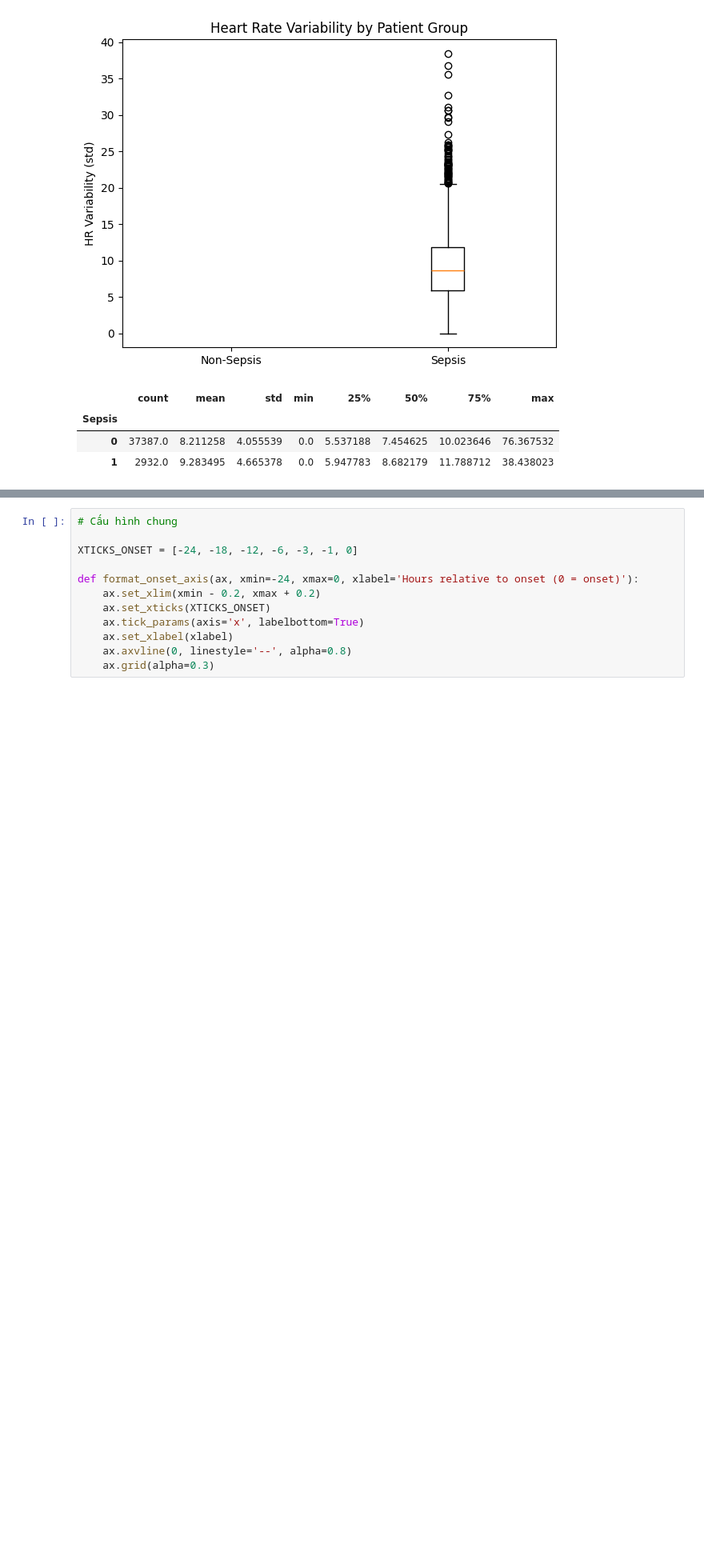
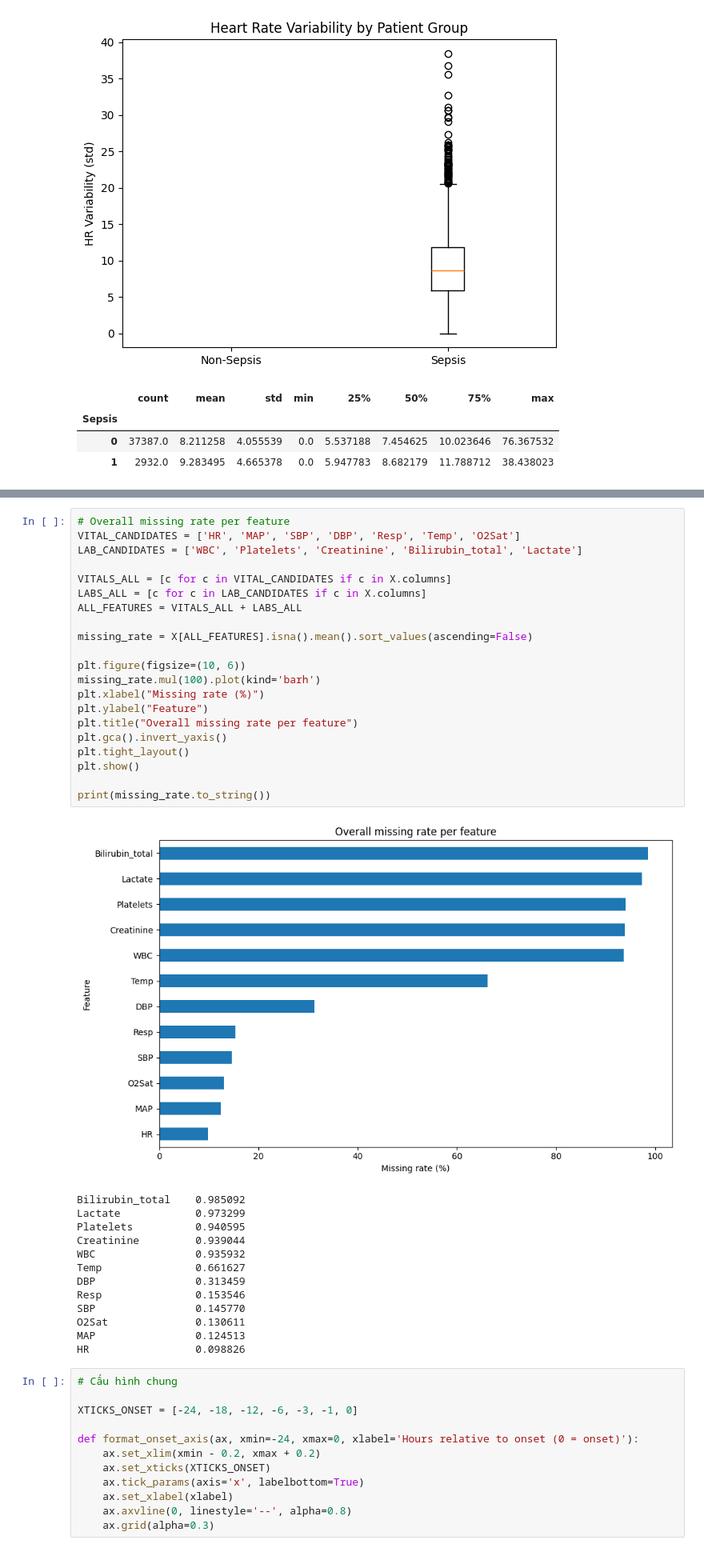
Before and after one commit to thuhieucn/Early-Sepsis-Prediction-in-Intensive-Care-Units, a Jupyter notebook: descriptive-analysis.ipynb, the cells around one changed output, grey strips where cells are left out. Shown at 80% size. Saved outputs shown, nothing was run; the diff lists cells and outputs as text; blank space fills up the shorter version.

Commit message:
Kaggle Notebook | descriptive_analysis | Version 5 - missing

```diff
--- a/descriptive-analysis.ipynb
+++ b/descriptive-analysis.ipynb
@@ -217,3 +221,38 @@ df_hrv.groupby('Sepsis')['HR_std'].describe()
+# %%
+# Overall missing rate per feature
+VITAL_CANDIDATES = ['HR', 'MAP', 'SBP', 'DBP', 'Resp', 'Temp', 'O2Sat']
+LAB_CANDIDATES = ['WBC', 'Platelets', 'Creatinine', 'Bilirubin_total', 'Lactate']
+
+VITALS_ALL = [c for c in VITAL_CANDIDATES if c in X.columns]
+LABS_ALL = [c for c in LAB_CANDIDATES if c in X.columns]
+ALL_FEATURES = VITALS_ALL + LABS_ALL
+
+missing_rate = X[ALL_FEATURES].isna().mean().sort_values(ascending=False)
+
+plt.figure(figsize=(10, 6))
+missing_rate.mul(100).plot(kind='barh')
+plt.xlabel("Missing rate (%)")
+plt.ylabel("Feature")
+plt.title("Overall missing rate per feature")
+plt.gca().invert_yaxis()
+plt.tight_layout()
+plt.show()
+
+print(missing_rate.to_string())
+# %% [output]
+[figure, added]
+Bilirubin_total    0.985092
+Lactate            0.973299
+Platelets          0.940595
+Creatinine         0.939044
+WBC                0.935932
+Temp               0.661627
+DBP                0.313459
+Resp               0.153546
+SBP                0.145770
+O2Sat              0.130611
+MAP                0.124513
+HR                 0.098826
 # %%
 # Cấu hình chung
 
```
Also changed, not shown: parts of 5 cells of this notebook.
